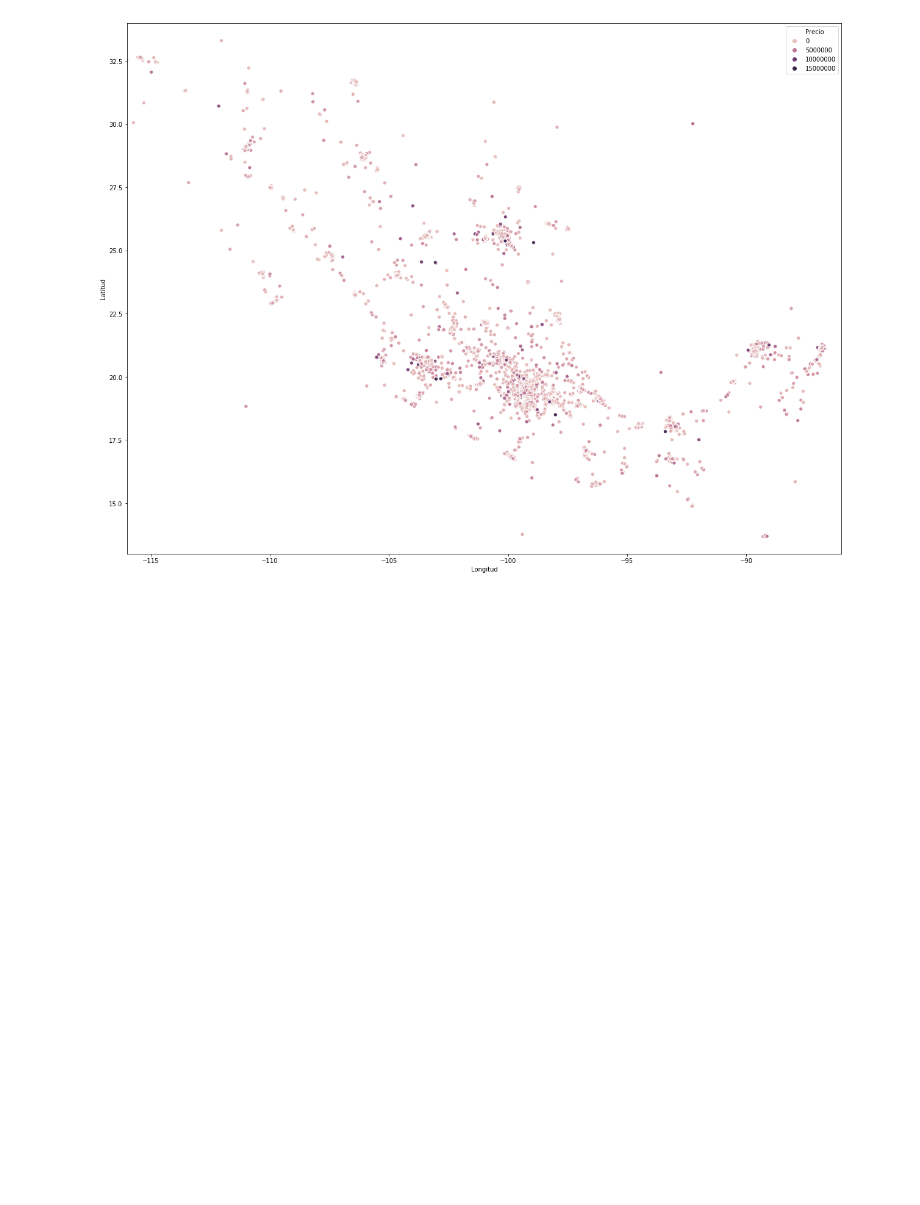
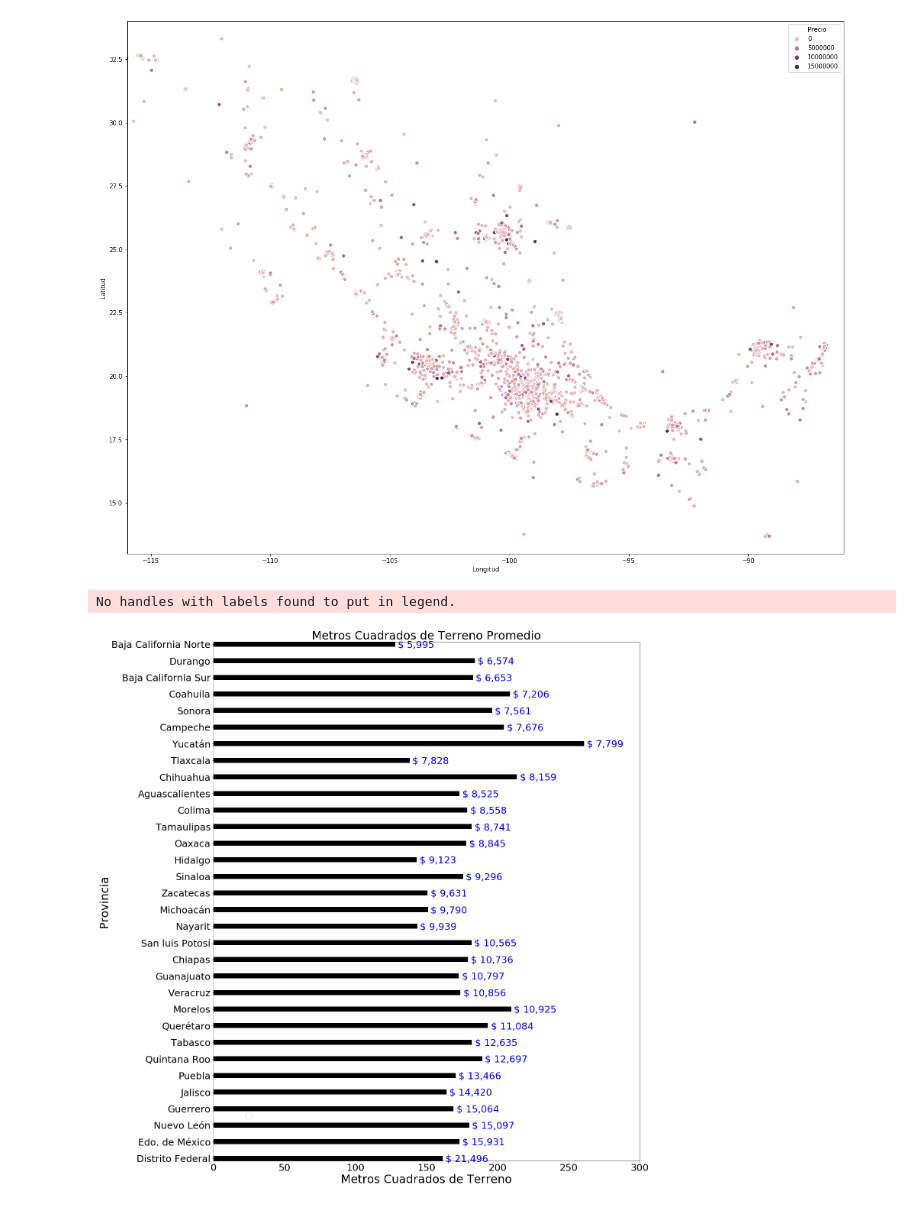
Before and after one commit to komod0/TPs-Org.Datos, a Jupyter notebook: tp1/Analisis de propiedades.ipynb, the cells around one changed output. Drawn from its saved outputs; the diff is of its cells as text; code cells hidden in the pictures; blank space fills up the shorter version.

```diff
--- a/tp1/Analisis de propiedades.ipynb
+++ b/tp1/Analisis de propiedades.ipynb
@@ -1541,3 +1545,54 @@ sb.scatterplot(x = 'Longitud', y = 'Latitud', hue = 'Precio', palette = cmap, da
 # %% [output]
 <matplotlib.axes._subplots.AxesSubplot at 0x...>
 [figure]
+# %%
+def analizarporm2(tipom, titulo, xaxis):
+    dfms = pd.DataFrame()
+    dfms['Provincia'] = dfok['Provincia'].dropna().sort_values().unique()
+    dfms['MetrosTerreno'] = dfok.groupby('Provincia').mean()[tipom].to_list()
+    dfms['PPPM2'] = ( dfok.sort_values('Provincia').groupby('Provincia')['Precio'].mean() /     \
+           dfok.sort_values('Provincia').groupby('Provincia')[tipom].mean()
+           ).to_list()
+
+    dfms = dfms.sort_values('PPPM2')
+
+    x = np.arange(len(dfms['Provincia']))
+
+    ancho = 0.3
+    fig, ax = plt.subplots(figsize = (20, 25))
+    plt.barh(x, dfms['MetrosTerreno'], ancho, color = 'black')
+
+    ##########################
+
+    plt.title(titulo, fontsize = 30)
+
+    y = np.arange(len(dfms['Provincia']))
+
+    plt.yticks(y , y + 1)
+    ax.set_yticklabels(dfms['Provincia'], fontsize=17)
+
+    plt.xlabel(xaxis, fontsize = 30);
+    plt.ylabel("Provincia", fontsize = 30);
+    plt.autoscale(tight = True)
+
+    plt.tick_params(axis='both', which='major', labelsize = 25)
+    plt.tick_params(axis='both', which='minor', labelsize = 25)
+
+    ax.legend(loc='upper right', bbox_to_anchor=(0.1, 0.1), prop={'size': 20})
+    ax.invert_yaxis()
+
+    plt.xlim([0, 300]);
+
+    l = dfms['MetrosTerreno'].to_list()
+
+    ppm2 = dfms['PPPM2'].to_list()
+
+    # Agregar texto en una posición específica
+    for i in range( len(dfms['Provincia']) ):
+        plt.text(x = l[i] + 2, y = i + 0.2, s = '$ {:,.0f}'.format(ppm2[i]), size = 25, color = 'blue')
+
+
+analizarporm2('MetrosCuadradosTotales', "Metros Cuadrados de Terreno Promedio", "Metros Cuadrados de Terreno")
+# %% [output]
+No handles with labels found to put in legend.
+[figure, added]
```
Also changed, not shown: parts of 12 cells of this notebook, 1 other file.
